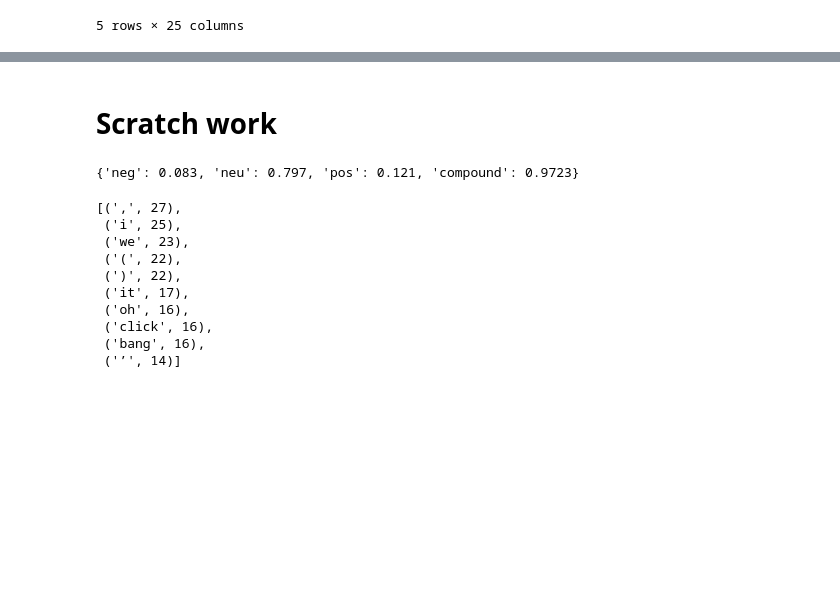
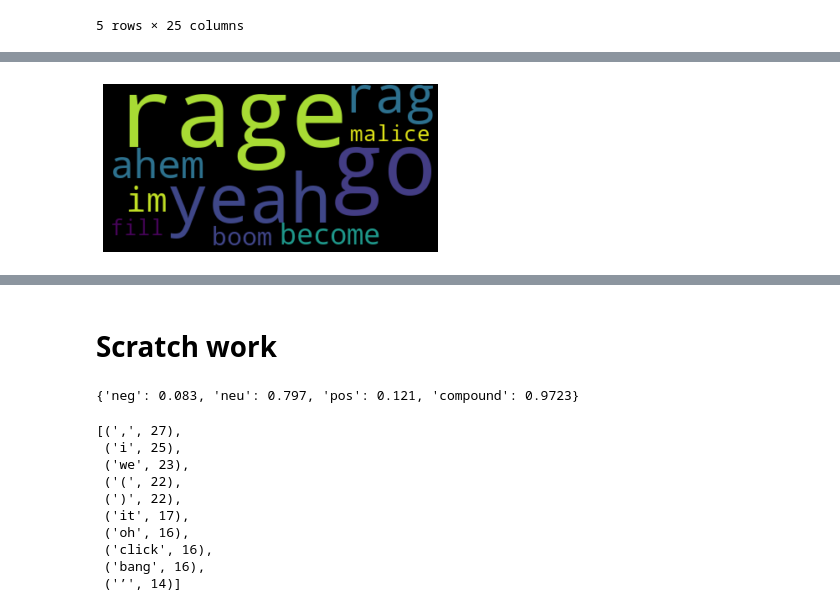
Before and after one commit to the-data-science-union/DSU-S2022-BTS, a Jupyter notebook: NLP_Song_Lyrics.ipynb, the cells around one changed output, grey strips where cells are left out. Drawn from its saved outputs; the diff is of its cells as text; code cells hidden in the pictures; blank space fills up the shorter version.

Commit message:
word cloud and knn model

```diff
--- a/NLP_Song_Lyrics.ipynb
+++ b/NLP_Song_Lyrics.ipynb
@@ -603,0 +583,6 @@ ModuleNotFoundError: No module named 'wordcloud'
+# %%
+most_neg=df_final.sort_values("neg",ascending=False)
+most_pos=df_final.sort_values("pos",ascending=False)
+
+most_neg.reset_index(drop=True,inplace=True)
+most_pos.reset_index(drop=True,inplace=True)
@@ -603,0 +619,26 @@ ModuleNotFoundError: No module named 'wordcloud'
+# %%
+most_pos_words=[]
+temp=[]
+for i in range(10,20):
+    temp.append(most_pos.iloc[:,i][1][0])
+    temp=temp*most_pos.iloc[:,i][1][1]
+    most_pos_words=most_pos_words+temp
+    temp.clear()
+# %%
+most_neg_words=[]
+temp=[]
+for i in range(10,20):
+    temp.append(most_neg.iloc[:,i][0][0])
+    temp=temp*most_neg.iloc[:,i][0][1]
+    most_neg_words=most_neg_words+temp
+    temp.clear()
+# %%
+most_neg_words=unique_string=(" ").join(most_neg_words)
+most_pos_words=unique_string=(" ").join(most_pos_words)
+# %%
+wordcloud = WordCloud(collocations=False).generate(most_neg_words)
+plt.imshow(wordcloud, interpolation='bilinear')
+plt.axis("off")
+plt.show()
+# %% [output]
+[figure, added]
```
Also changed, not shown: parts of 21 cells of this notebook.
